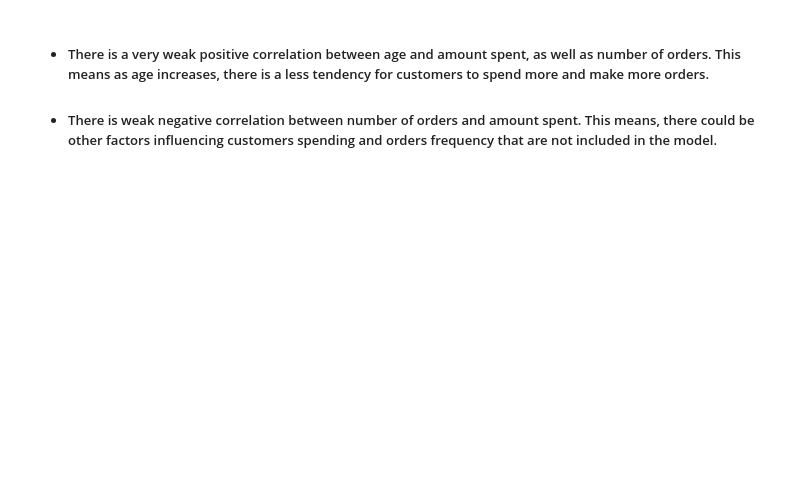
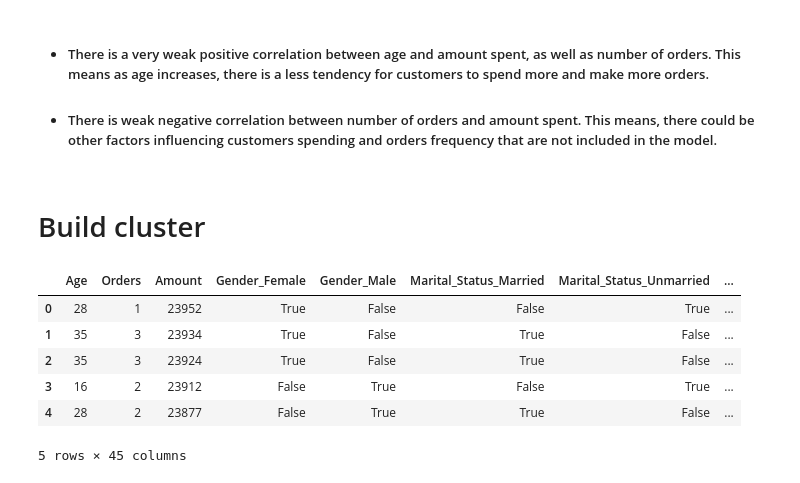
Before and after one commit to soumiksaha07/EDA_on_Diwali_Sales, a Jupyter notebook: EDA_Python.ipynb, the cells around one changed output. Drawn from its saved outputs; the diff is of its cells as text; code cells hidden in the pictures; blank space fills up the shorter version.

```diff
--- a/EDA_Python.ipynb
+++ b/EDA_Python.ipynb
@@ -432,3 +412,18 @@ plt.show()
 # %% [markdown]
 * ##### There is a very weak positive correlation between age and amount spent, as well as number of orders. This means as age increases, there is a less tendency for customers to spend more and make more orders.
 * ##### There is weak negative correlation between number of orders and amount spent. This means, there could be other factors influencing customers spending and orders frequency that are not included in the model.
+# %% [markdown]
+# Build cluster
+# %%
+df.drop(['User_ID', 'Cust_name', 'Age Group', 'Product_ID', 'State'], axis= 1, inplace= True)
+
+dummies_data= pd.get_dummies(df)
+dummies_data.head()
+# %% [output]
+|  | Age | Orders | Amount | Gender_Female | Gender_Male | Marital_Status_Married | Marital_Status_Unmarried | ... |
+| 0 | 28 | 1 | 23952 | True | False | False | True | ... |
+| 1 | 35 | 3 | 23934 | True | False | True | False | ... |
+| 2 | 35 | 3 | 23924 | True | False | True | False | ... |
+| 3 | 16 | 2 | 23912 | False | True | False | True | ... |
+| 4 | 28 | 2 | 23877 | False | True | True | False | ... |
+5 rows × 45 columns
```
Also changed, not shown: parts of 22 cells of this notebook.
